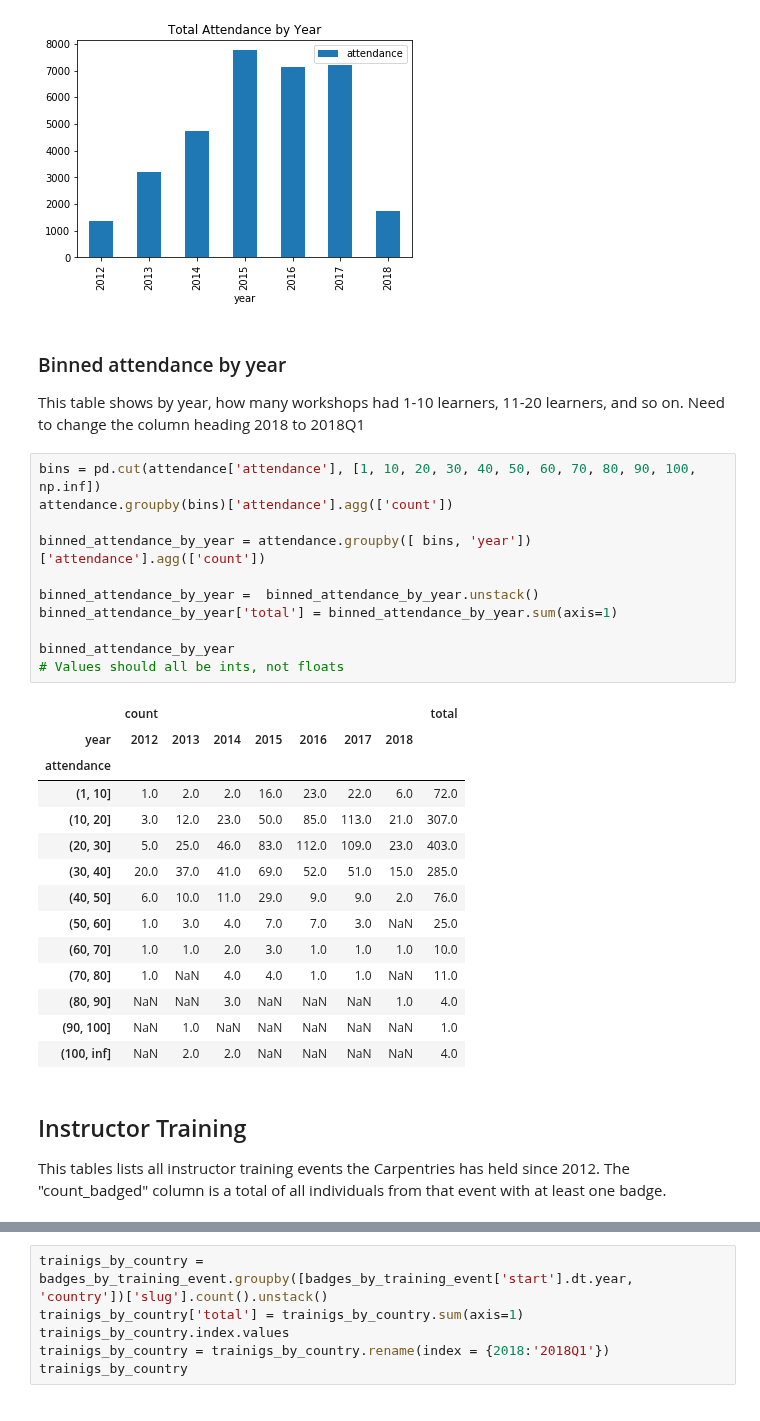
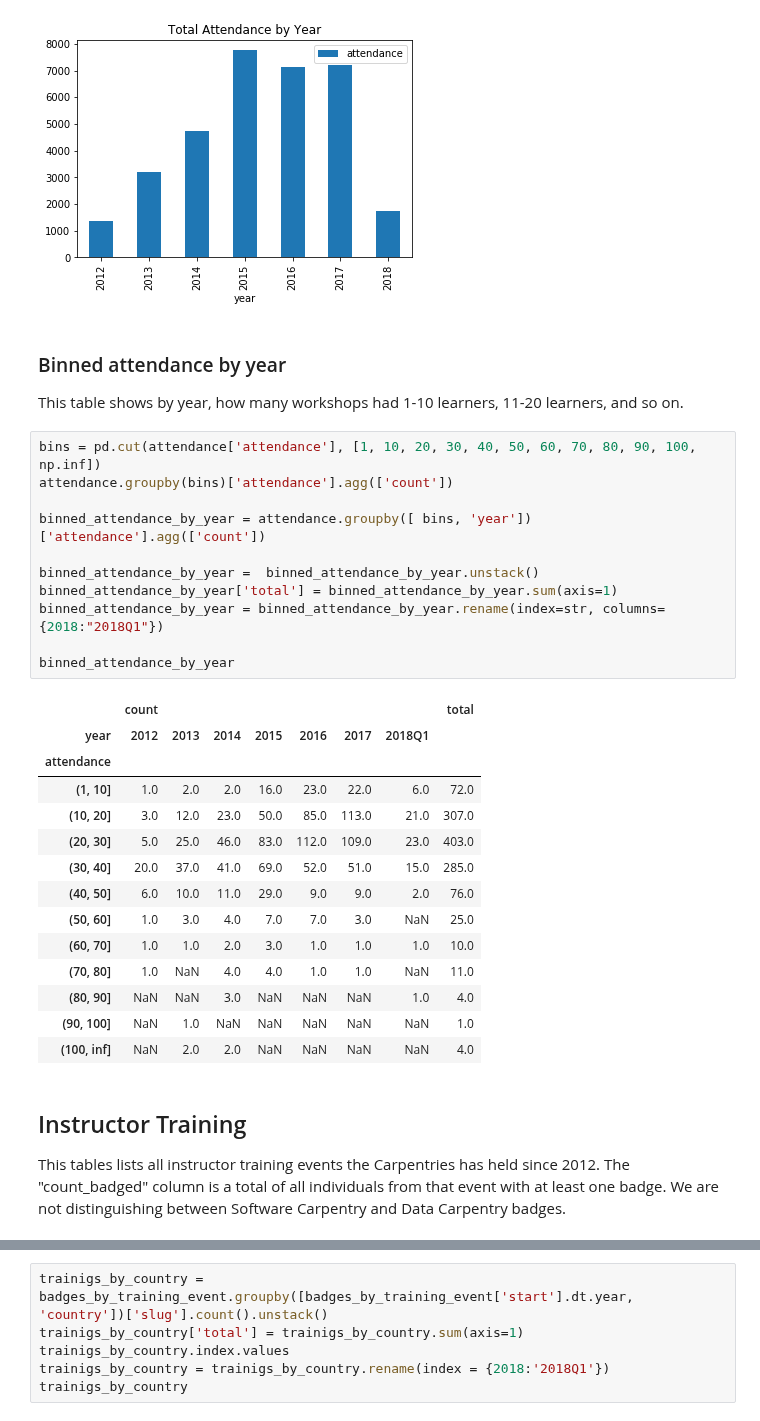
Before and after one commit to carpentries/assessment, a Jupyter notebook: programmatic-assessment/workshops/final_report_draft.ipynb, the cells around one changed output, grey strips where cells are left out. Drawn from its saved outputs; the diff is of its cells as text.

```diff
--- a/programmatic-assessment/workshops/final_report_draft.ipynb
+++ b/programmatic-assessment/workshops/final_report_draft.ipynb
@@ -389,21 +394,21 @@ total_attendance_by_year.plot.bar(title="Total Attendance by Year")
 # %% [markdown]
 ### Binned attendance by year
 
-This table shows by year, how many workshops had 1-10 learners, 11-20 learners, and so on.  Need to change the column heading 2018 to 2018Q1
+This table shows by year, how many workshops had 1-10 learners, 11-20 learners, and so on.
 # %%
 bins = pd.cut(attendance['attendance'], [1, 10, 20, 30, 40, 50, 60, 70, 80, 90, 100, np.inf])
 attendance.groupby(bins)['attendance'].agg(['count'])
 
 binned_attendance_by_year = attendance.groupby([ bins, 'year'])['attendance'].agg(['count'])
 
 binned_attendance_by_year =  binned_attendance_by_year.unstack()
 binned_attendance_by_year['total'] = binned_attendance_by_year.sum(axis=1)
+binned_attendance_by_year = binned_attendance_by_year.rename(index=str, columns={2018:"2018Q1"})
 
 binned_attendance_by_year
-# Values should all be ints, not floats
 # %% [output]
 |  | count |  |  |  |  |  |  | total |
-| year | 2012 | 2013 | 2014 | 2015 | 2016 | 2017 | 2018 |  |
+| year | 2012 | 2013 | 2014 | 2015 | 2016 | 2017 | 2018Q1 |  |
 | attendance |  |  |  |  |  |  |  |  |
 | (1, 10] | 1.0 | 2.0 | 2.0 | 16.0 | 23.0 | 22.0 | 6.0 | 72.0 |
 | (10, 20] | 3.0 | 12.0 | 23.0 | 50.0 | 85.0 | 113.0 | 21.0 | 307.0 |
@@ -419,7 +424,7 @@ binned_attendance_by_year
 # %% [markdown]
 ## Instructor Training
 
-This tables lists all instructor training events the Carpentries has held since 2012. The "count_badged" column is a total of all individuals from that event with at least one badge.
+This tables lists all instructor training events the Carpentries has held since 2012. The "count_badged" column is a total of all individuals from that event with at least one badge.  We are not distinguishing between Software Carpentry and Data Carpentry badges.
 # %%
 badges_by_training_event = pd.read_csv("data_files/badges_by_training_event.csv")
 
```
Also changed, not shown: parts of 26 cells of this notebook.
